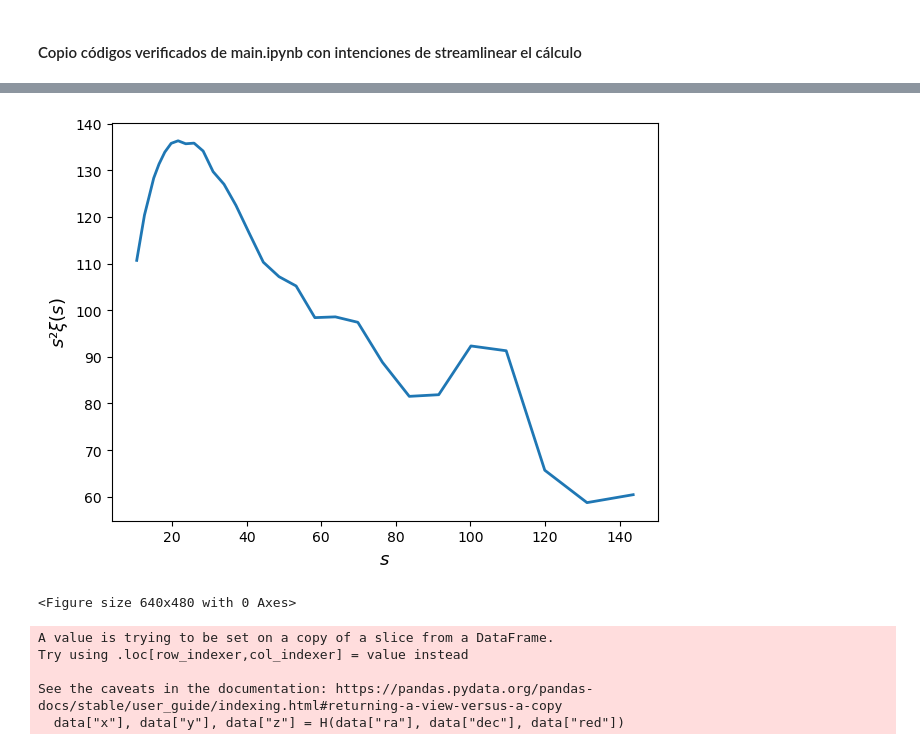
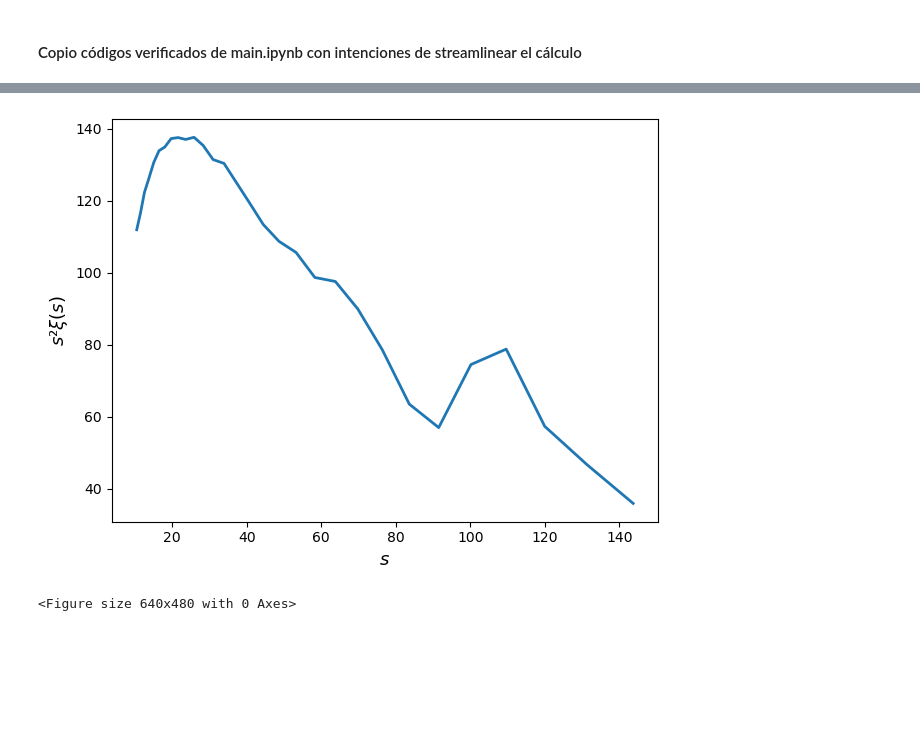
Before and after one commit to FedeDavilaKurban/filbao, a Jupyter notebook: xi_s_v2.ipynb, the cells around one changed output, grey strips where cells are left out. Drawn from its saved outputs; the diff is of its cells as text; code cells hidden in the pictures; blank space fills up the shorter version.

```diff
--- a/xi_s_v2.ipynb
+++ b/xi_s_v2.ipynb
@@ -14,13 +14,13 @@ def build_cdf_from_parabola(data, vmin, vmax, num_points=10000):
     bin_centers = 0.5 * (bin_edges[:-1] + bin_edges[1:])
 
     # Fit a parabola (second-degree polynomial) to the histogram
-    poly = Polynomial.fit(bin_centers, hist, deg=2)
+    poly = Polynomial.fit(bin_centers, hist, deg=5)
     z_vals = np.linspace(vmin, vmax, num_points)
     pdf_vals = poly(z_vals)
 
     # Ensure the PDF is positive and normalized
     pdf_vals = np.clip(pdf_vals, a_min=0, a_max=None)
-    pdf_vals /= np.trapz(pdf_vals, z_vals)  # Normalize the PDF
+    pdf_vals /= np.trapezoid(pdf_vals, z_vals)  # Normalize the PDF
 
     # Build the CDF
     cdf_vals = np.cumsum(pdf_vals) * (z_vals[1] - z_vals[0])
@@ -47,7 +47,7 @@ def generate_random_catalogue(ra,dec,redshift,nside,nrand):
     # Mark these pixels as valid
     mask[pixels] = 1
 
-    num_randoms = int(10e7)  # Number of random points
+    num_randoms = int(5e7)  # Number of random points
 
     # Generate uniform random RA, Dec
     ra_random = np.random.uniform(0, 360, num_randoms)  # RA: 0 to 360 degrees
@@ -82,11 +82,12 @@ def generate_random_catalogue(ra,dec,redshift,nside,nrand):
 
     print(len(ra))
     print(len(random_data))
+    print(len(random_data)/len(ra))
 
     return random_data
 
 # Load galaxy data
-zmin, zmax = 0.05, 0.15
+zmin, zmax = 0.02, 0.2
 cat_sdss = pd.read_csv('../data/sdss_zmin_0.000_zmax_0.300_sigma_5.0.csv')
 cat_sdss  = cat_sdss[(cat_sdss["red"] >= zmin)*(cat_sdss["red"] <= zmax)]
 cat_sdss = cat_sdss[cat_sdss['mag_abs_r']<-20.5]
@@ -97,8 +98,8 @@ redshift = cat_sdss['red'].values # Redshift
 
 # Set the resolution (nside)
 nside = 128  # Approx 55 arcmin resolution (adjust as needed)
-nrand = 3 # Times the size of the data
+nrand = 8 # Times the size of the data
 
 random_data = generate_random_catalogue(ra,dec,redshift,nside,nrand)
-random_data.to_csv(f'../data/random_sample_healpy_{nside}_{len(random_data)}.csv', index=False)
+#random_data.to_csv(f'../data/random_sample_healpy_{nside}_{len(random_data)}.csv', index=False)
 # %% [output]
@@ -150,7 +158,8 @@ def calculate_xi(data,randoms,config,sample=None):
   #data = pd.DataFrame()
 
   randoms["x"], randoms["y"], randoms["z"] = H(randoms["ra"], randoms["dec"], randoms["red"])
-  data["x"], data["y"], data["z"] = H(data["ra"], data["dec"], data["red"])
+  #data["x"], data["y"], data["z"] = H(data["ra"], data["dec"], data["red"])
+  data.loc[:, ('x')],data.loc[:, ('y')],data.loc[:, ('z')] = H(data["ra"], data["dec"], data["red"])
 
 
   # TreeCorr Catalogues
@@ -182,31 +191,31 @@ def calculate_xi(data,randoms,config,sample=None):
 # Read Randoms
 #cat_random = pd.read_csv('../data/random_sample_healpy_128_561286.csv')
 
-xi, varxi = calculate_xi(cat_sdss,random_data,config)
+xi, varxi, s = calculate_xi(cat_sdss,random_data,config)
 # %%
 import matplotlib.pyplot as plt
 fslabel = 13
 
 sig = np.sqrt(varxi)
 
-s = dd.meanr
+#s = dd.meanr
 plt.errorbar(s, xi*s**2, yerr=sig, color='C00', lw=2)
 
 plt.xlabel(r'$s$', fontsize = fslabel)
 plt.ylabel(r'$s²\xi(s)$', fontsize = fslabel)
 
 plt.tight_layout()
 
 plt.show()
 
 plotname = '../plots/xi_s.png'
 plt.savefig(plotname)
 # %% [output]
-[figure, old version]
+[figure, new version]
 <Figure size 640x480 with 0 Axes>
 # %%
 # Load galaxy data
-zmin, zmax = 0.05, 0.15
+zmin, zmax = 0.02, 0.2
 cat_sdss = pd.read_csv('../data/sdss_zmin_0.000_zmax_0.300_sigma_5.0.csv')
 cat_sdss  = cat_sdss[(cat_sdss["red"] >= zmin)*(cat_sdss["red"] <= zmax)]
 cat_sdss = cat_sdss[cat_sdss['mag_abs_r']<-20.5]
@@ -237,12 +246,6 @@ random_filgxs = pd.DataFrame({
 # )
 
 xi_fil, varxi_fil, s_fil = calculate_xi(filgxs,random_filgxs,config,sample='fil')
-# %% [output]
-A value is trying to be set on a copy of a slice from a DataFrame.
-Try using .loc[row_indexer,col_indexer] = value instead
-
-See the caveats in the documentation: https://pandas.pydata.org/pandas-docs/stable/user_guide/indexing.html#returning-a-view-versus-a-copy
-  data["x"], data["y"], data["z"] = H(data["ra"], data["dec"], data["red"])
 # %%
 import matplotlib.pyplot as plt
 fslabel = 13
```
Also changed, not shown: parts of 4 cells of this notebook, 1 other file.
